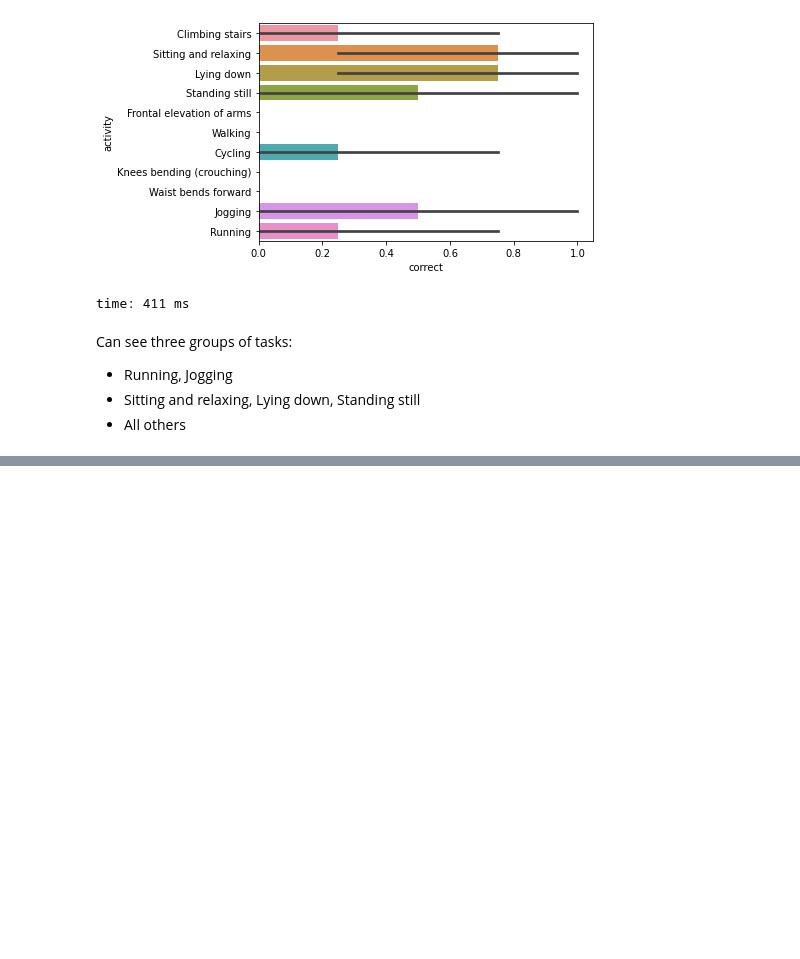
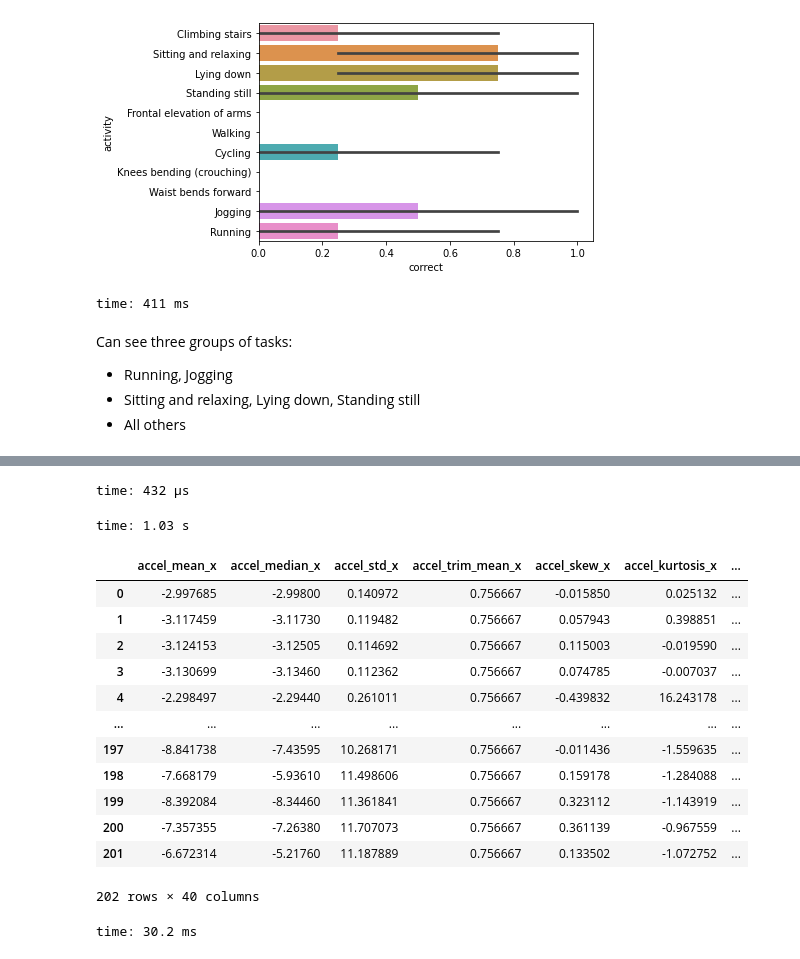
Before and after one commit to Midren/ActivityClassification, a Jupyter notebook: project.ipynb, the cells around one changed output, grey strips where cells are left out. Drawn from its saved outputs; the diff is of its cells as text; code cells hidden in the pictures; blank space fills up the shorter version.

```diff
--- a/project.ipynb
+++ b/project.ipynb
@@ -642,0 +688,49 @@ Can see three groups of tasks:
+# %%
+accel_feature_names = [
+    'accel_mean',
+    'accel_median',
+    'accel_std',
+    'accel_trim_mean',
+    'accel_skew',
+    'accel_kurtosis',
+    'accel_max',
+    'accel_min',
+    'accel_percentile_25',
+    'accel_percentile_75',
+    'spectral_entropy',
+    'zero_crossing_rate',
+    'energy'
+]
+# %% [output]
+time: 432 µs
+# %%
+data = []
+for signals, activity in signal_activity_pairs:
+    data.append(get_accelerometer_features(signals, accel_num=0) +
+                get_accelerometer_features(signals, accel_num=1) +
+                get_accelerometer_features(signals, accel_num=2) +
+                [activity]
+               )
+
+data = pd.DataFrame(data=data, columns=append_suffix(accel_feature_names, "_x") + \
+                                                     append_suffix(accel_feature_names, "_y") + \
+                                                     append_suffix(accel_feature_names, "_z") + ['activity'])
+# %% [output]
+time: 1.03 s
+# %%
+data
+# %% [output]
+|  | accel_mean_x | accel_median_x | accel_std_x | accel_trim_mean_x | accel_skew_x | accel_kurtosis_x | ... |
+| 0 | -2.997685 | -2.99800 | 0.140972 | 0.756667 | -0.015850 | 0.025132 | ... |
+| 1 | -3.117459 | -3.11730 | 0.119482 | 0.756667 | 0.057943 | 0.398851 | ... |
+| 2 | -3.124153 | -3.12505 | 0.114692 | 0.756667 | 0.115003 | -0.019590 | ... |
+| 3 | -3.130699 | -3.13460 | 0.112362 | 0.756667 | 0.074785 | -0.007037 | ... |
+| 4 | -2.298497 | -2.29440 | 0.261011 | 0.756667 | -0.439832 | 16.243178 | ... |
+| ... | ... | ... | ... | ... | ... | ... | ... |
+| 197 | -8.841738 | -7.43595 | 10.268171 | 0.756667 | -0.011436 | -1.559635 | ... |
+| 198 | -7.668179 | -5.93610 | 11.498606 | 0.756667 | 0.159178 | -1.284088 | ... |
+| 199 | -8.392084 | -8.34460 | 11.361841 | 0.756667 | 0.323112 | -1.143919 | ... |
+| 200 | -7.357355 | -7.26380 | 11.707073 | 0.756667 | 0.361139 | -0.967559 | ... |
+| 201 | -6.672314 | -5.21760 | 11.187889 | 0.756667 | 0.133502 | -1.072752 | ... |
+202 rows × 40 columns
+time: 30.2 ms
```
Also changed, not shown: parts of 17 cells of this notebook.
